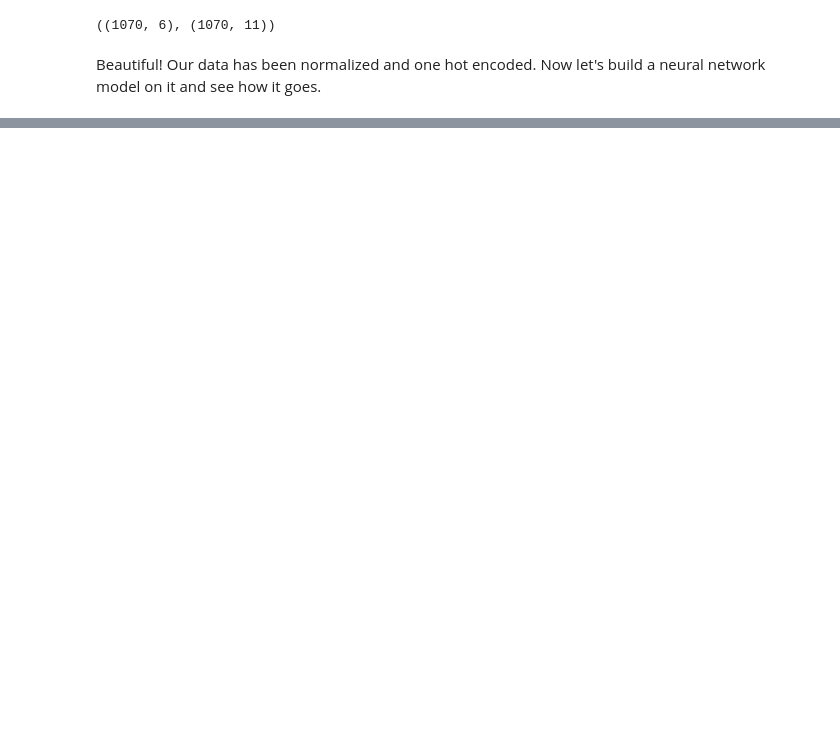
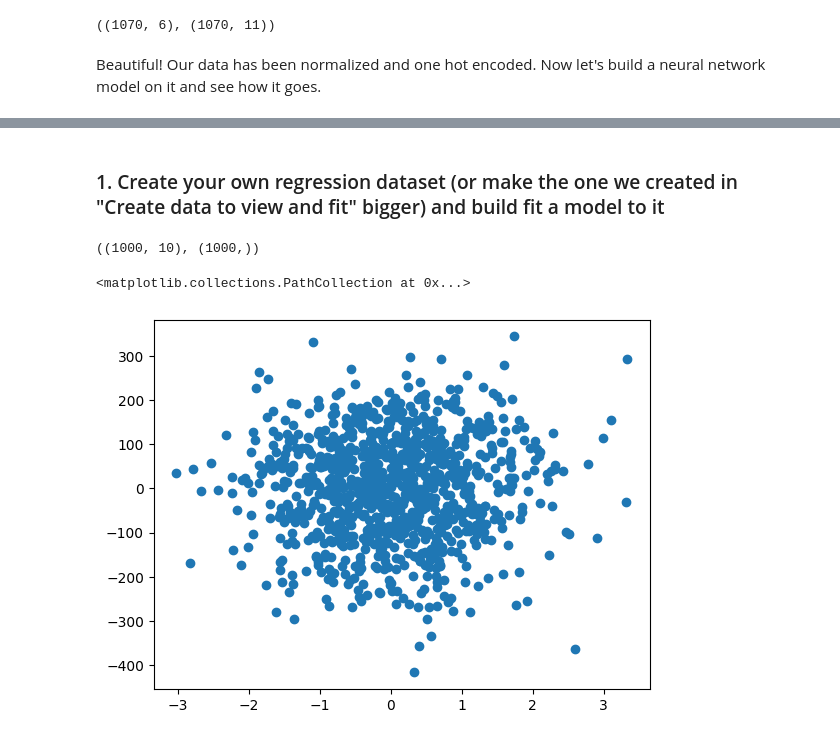
Before and after one commit to Hardtophead/Learn_DL_With_Tensorflow, a Jupyter notebook: 01_neural_network_regression_in_tensorflow_video.ipynb, the cells around one changed output, grey strips where cells are left out. Drawn from its saved outputs; the diff is of its cells as text; code cells hidden in the pictures; blank space fills up the shorter version.

Commit message:
01 neural network regression exercise

```diff
--- a/01_neural_network_regression_in_tensorflow_video.ipynb
+++ b/01_neural_network_regression_in_tensorflow_video.ipynb
@@ -1456,0 +1452,18 @@ Name: count, dtype: int64
+# %% [markdown]
+### 1. Create your own regression dataset (or make the one we created in "Create data to view and fit" bigger) and build fit a model to it
+# %%
+import numpy as np
+import matplotlib.pyplot as plt
+from sklearn.datasets import make_regression
+
+X, y = make_regression(n_samples=1000, n_features=10, n_targets=1)
+
+X.shape, y.shape
+# %% [output]
+((1000, 10), (1000,))
+# %%
+# Let's visualzie the dataset
+plt.scatter(X[:, 0], y)
+# %% [output]
+<matplotlib.collections.PathCollection at 0x...>
+[figure, added]
```
Also changed, not shown: parts of 81 cells of this notebook, 3 other files.
